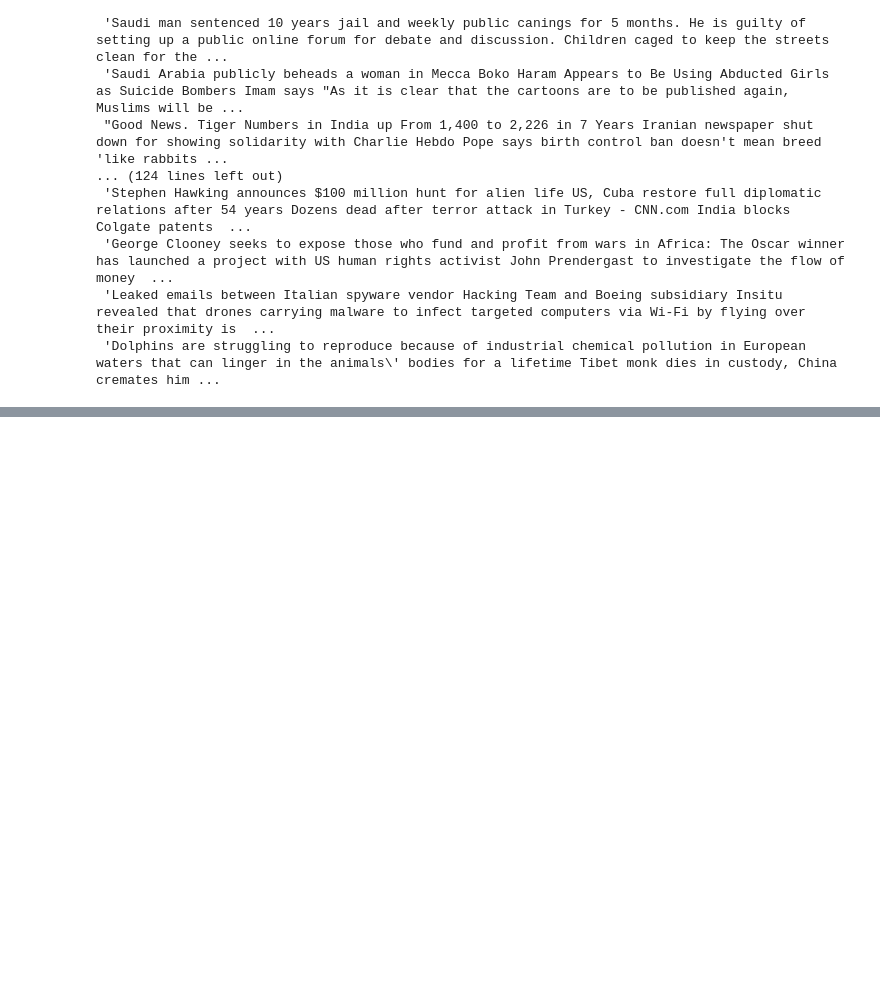
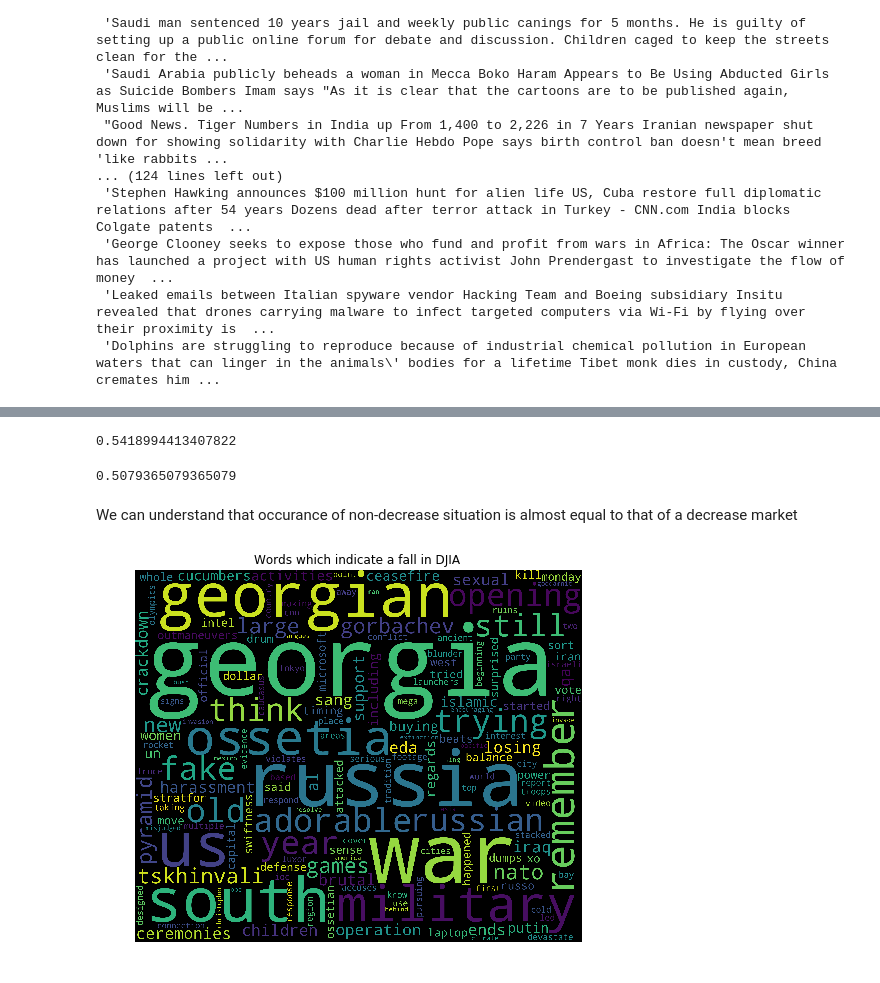
Before and after one commit to sndychvn/StockPredictionUsingNews, a Jupyter notebook: StockPredictionUsingNews.ipynb, the cells around one changed output, grey strips where cells are left out. Saved outputs shown, nothing was run; the diff lists cells and outputs as text; code cells hidden in the pictures; blank space fills up the shorter version.

```diff
--- a/StockPredictionUsingNews.ipynb
+++ b/StockPredictionUsingNews.ipynb
@@ -154,0 +160,55 @@ testheadlines
+# %%
+non_decrease = train[train['Label']==1]
+decrease = train[train['Label']==0]
+print(len(non_decrease)/len(train))
+# %% [output]
+0.5418994413407822
+# %%
+non_decrease_test = test[test['Label']==1]
+decrease_test = test[test['Label']==0]
+print(len(non_decrease_test)/len(test))
+# %% [output]
+0.5079365079365079
+# %% [markdown]
+We can understand that occurance of non-decrease situation is almost equal to that of a decrease market
+# %%
+import matplotlib.pyplot as plt
+%matplotlib inline
+from wordcloud import WordCloud,STOPWORDS
+import re
+import nltk
+from nltk.corpus import stopwords
+def to_words(content): ### function to clean the words
+    letters_only = re.sub("[^a-zA-Z]", " ", content) ### get only letters
+    words = letters_only.lower().split()             ### lowercase
+    stops = set(stopwords.words("english"))         ### remove stopwords such as 'the', 'and' etc.
+    meaningful_words = [w for w in words if not w in stops] ### get meaningful words
+    return( " ".join( meaningful_words ))
+# %%
+non_decrease_word=[]
+decrease_word=[]
+for each in non_decrease['Combined']:
+    non_decrease_word.append(to_words(each))
+
+for each in decrease['Combined']:
+    decrease_word.append(to_words(each))
+# %%
+non_decrease_word=[]
+decrease_word=[]
+for each in non_decrease['Combined']:
+    non_decrease_word.append(to_words(each))
+
+for each in decrease['Combined']:
+    decrease_word.append(to_words(each))
+# %%
+wordcloud1 = WordCloud(background_color='black',
+                      width=3000,
+                      height=2500
+                     ).generate(decrease_word[1])
+plt.figure(1,figsize=(8,8))
+plt.imshow(wordcloud1)
+plt.axis('off')
+plt.title("Words which indicate a fall in DJIA ")
+plt.show()
+# %% [output]
+[figure, added]
```
Also changed, not shown: parts of 3 cells of this notebook.
